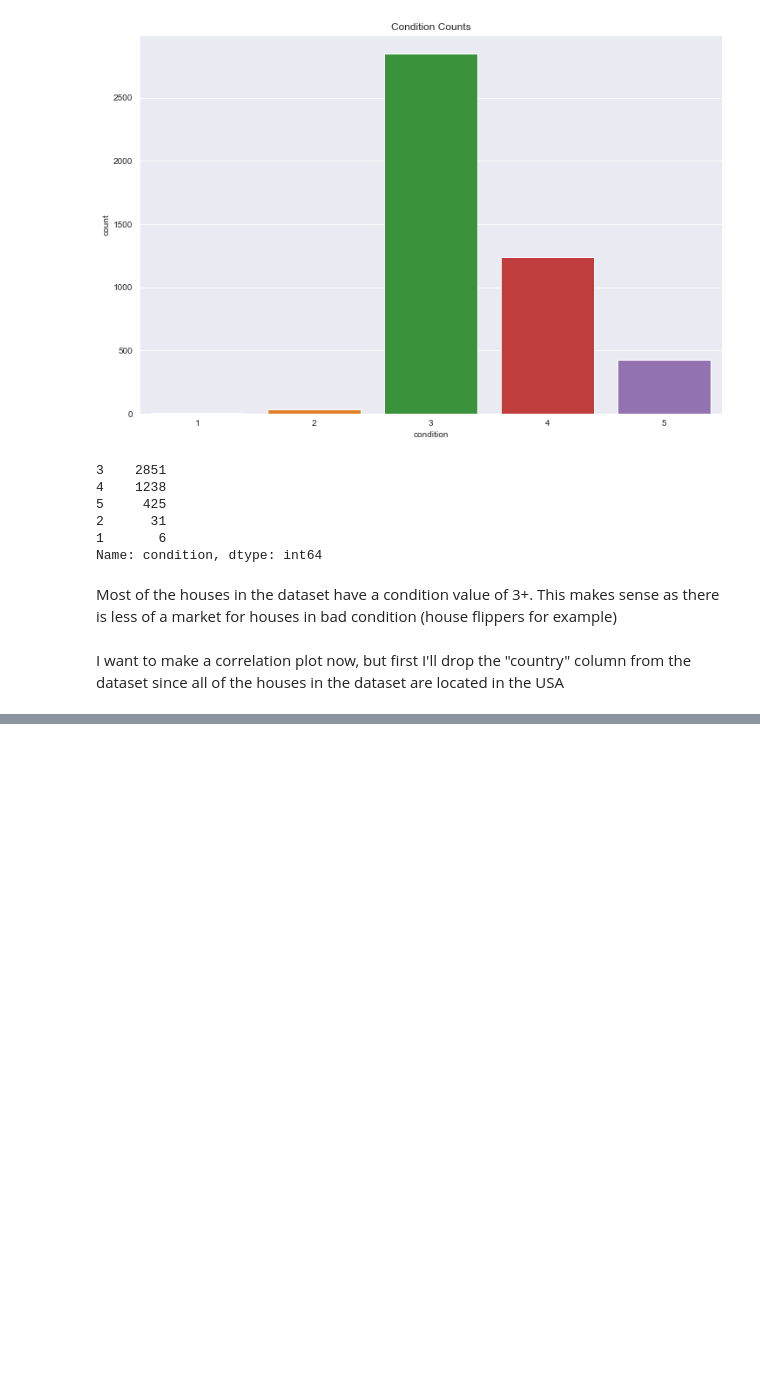
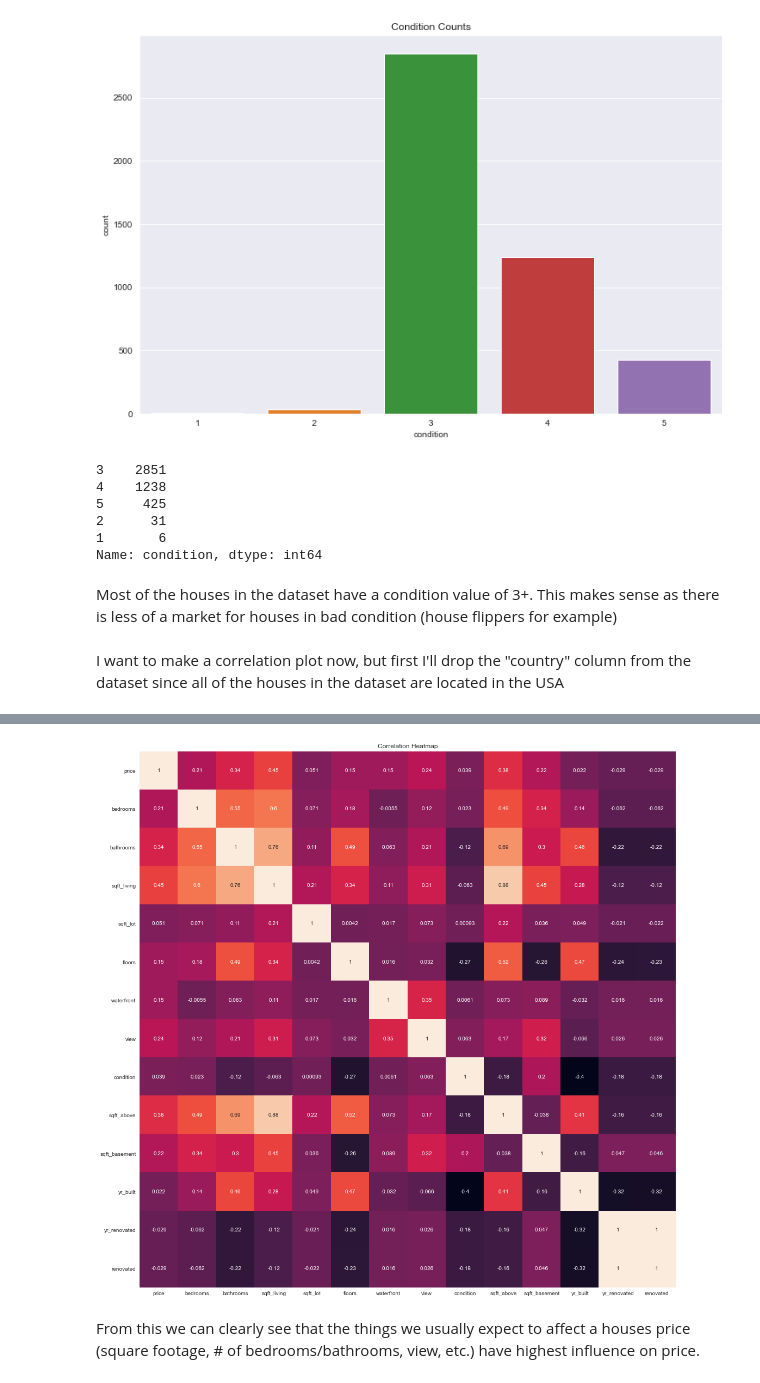
Before and after one commit to jordan-maulino/house_price, a Jupyter notebook: house_price.ipynb, the cells around one changed output, grey strips where cells are left out. Cells and saved outputs as stored; diff of their text form; code cells hidden in the pictures; blank space fills up the shorter version.

```diff
--- a/house_price.ipynb
+++ b/house_price.ipynb
@@ -255,3 +255,5 @@ Name: condition, dtype: int64
 Most of the houses in the dataset have a condition value of 3+. This makes sense as there is less of a market for houses in bad condition (house flippers for example)
 # %% [markdown]
 I want to make a correlation plot now, but first I'll drop the "country" column from the dataset since all of the houses in the dataset are located in the USA
+# %%
+house_data = house_data.drop('country', axis=1)
@@ -257,0 +269,11 @@ I want to make a correlation plot now, but first I'll drop the "country" column
+# %%
+plt.figure(figsize=(15,20))
+corr_matrix = house_data.corr()
+
+sns.heatmap(corr_matrix, mask=np.zeros_like(corr_matrix, dtype=np.bool), square=True, annot=True, cbar=False)
+plt.title("Correlation Heatmap")
+plt.tight_layout()
+# %% [output]
+[figure, added]
+# %% [markdown]
+From this we can clearly see that the things we usually expect to affect a houses price (square footage, # of bedrooms/bathrooms, view, etc.) have highest influence on price.
```
Also changed, not shown: parts of 1 cell of this notebook.
